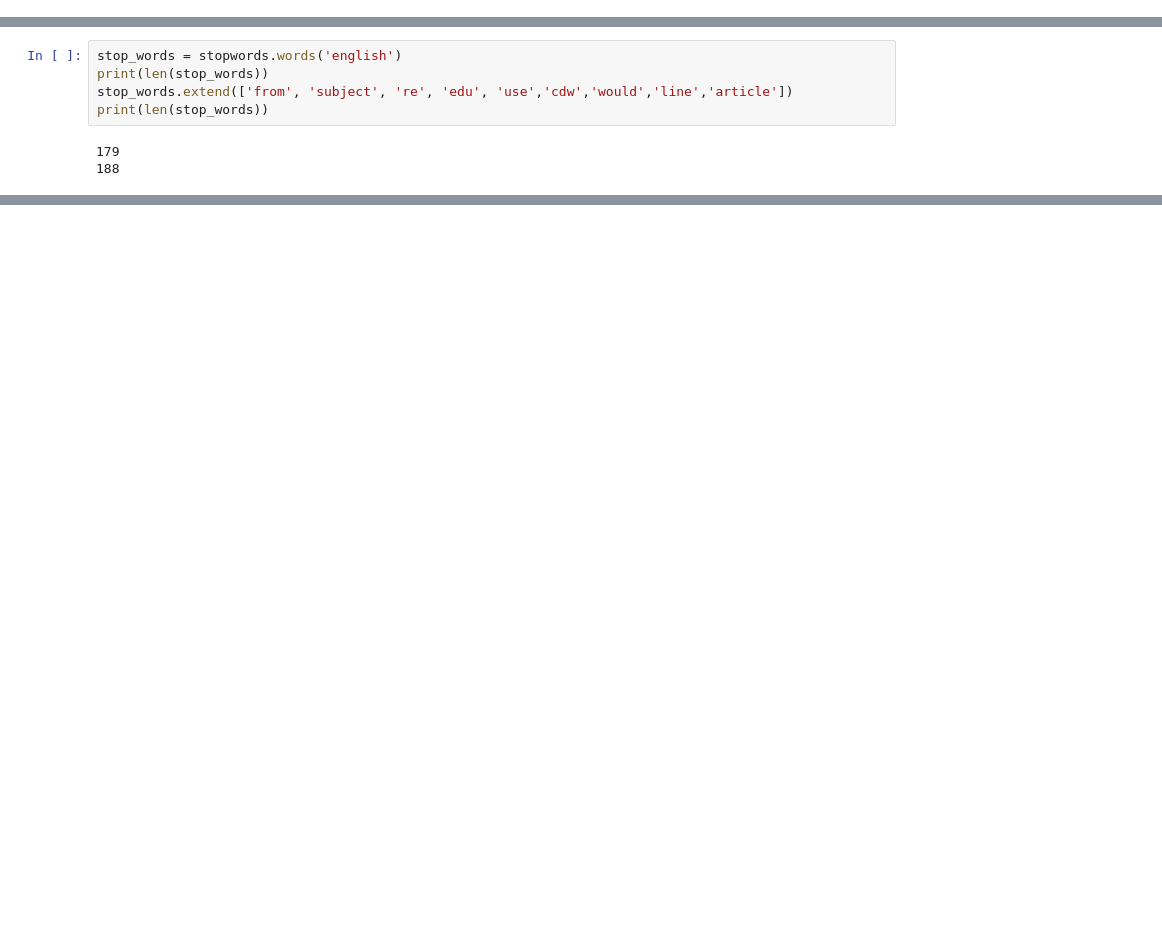
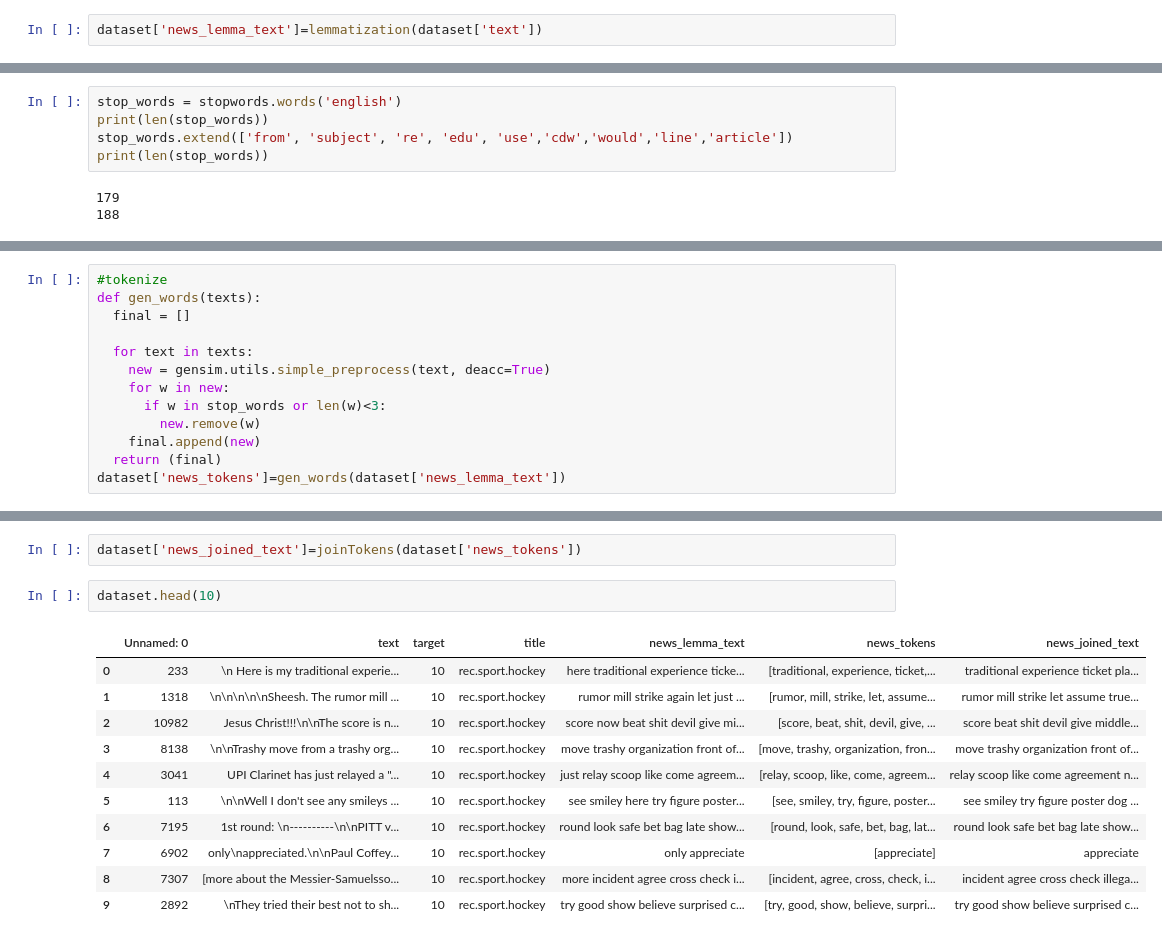
Before and after one commit to geersenthil/Topic-Modeling-, a Jupyter notebook: NMF.ipynb, the cells around one changed output, grey strips where cells are left out. Cells and saved outputs as stored; diff of their text form; blank space fills up the shorter version.

```diff
--- a/NMF.ipynb
+++ b/NMF.ipynb
@@ -77,0 +117,2 @@ print(lemmatizated_text)
+# %%
+dataset['news_lemma_text']=lemmatization(dataset['text'])
@@ -102,0 +143,13 @@ news_data.head()
+# %%
+#tokenize
+def gen_words(texts):
+  final = []
+
+  for text in texts:
+    new = gensim.utils.simple_preprocess(text, deacc=True)
+    for w in new:
+      if w in stop_words or len(w)<3:
+        new.remove(w)
+    final.append(new)
+  return (final)
+dataset['news_tokens']=gen_words(dataset['news_lemma_text'])
@@ -103,2 +180,18 @@ news_data.head()
+# %%
+dataset['news_joined_text']=joinTokens(dataset['news_tokens'])
+# %%
+dataset.head(10)
+# %% [output]
+|  | Unnamed: 0 | text | target | title | news_lemma_text | news_tokens | news_joined_text |
+| 0 | 233 | \n Here is my traditional experie... | 10 | rec.sport.hockey | here traditional experience ticke... | [traditional, experience, ticket,... | traditional experience ticket pla... |
+| 1 | 1318 | \n\n\n\n\nSheesh. The rumor mill ... | 10 | rec.sport.hockey | rumor mill strike again let just ... | [rumor, mill, strike, let, assume... | rumor mill strike let assume true... |
+| 2 | 10982 | Jesus Christ!!!\n\nThe score is n... | 10 | rec.sport.hockey | score now beat shit devil give mi... | [score, beat, shit, devil, give, ... | score beat shit devil give middle... |
+| 3 | 8138 | \n\nTrashy move from a trashy org... | 10 | rec.sport.hockey | move trashy organization front of... | [move, trashy, organization, fron... | move trashy organization front of... |
+| 4 | 3041 | UPI Clarinet has just relayed a "... | 10 | rec.sport.hockey | just relay scoop like come agreem... | [relay, scoop, like, come, agreem... | relay scoop like come agreement n... |
+| 5 | 113 | \n\nWell I don't see any smileys ... | 10 | rec.sport.hockey | see smiley here try figure poster... | [see, smiley, try, figure, poster... | see smiley try figure poster dog ... |
+| 6 | 7195 | 1st round: \n----------\n\nPITT v... | 10 | rec.sport.hockey | round look safe bet bag late show... | [round, look, safe, bet, bag, lat... | round look safe bet bag late show... |
+| 7 | 6902 | only\nappreciated.\n\nPaul Coffey... | 10 | rec.sport.hockey | only appreciate | [appreciate] | appreciate |
+| 8 | 7307 | [more about the Messier-Samuelsso... | 10 | rec.sport.hockey | more incident agree cross check i... | [incident, agree, cross, check, i... | incident agree cross check illega... |
+| 9 | 2892 | \nThey tried their best not to sh... | 10 | rec.sport.hockey | try good show believe surprised c... | [try, good, show, believe, surpri... | try good show believe surprised c... |
 # %%
 vectorizer = TfidfVectorizer(stop_words=stop_words,max_features=1000)
```
Also changed, not shown: parts of 26 cells of this notebook.
